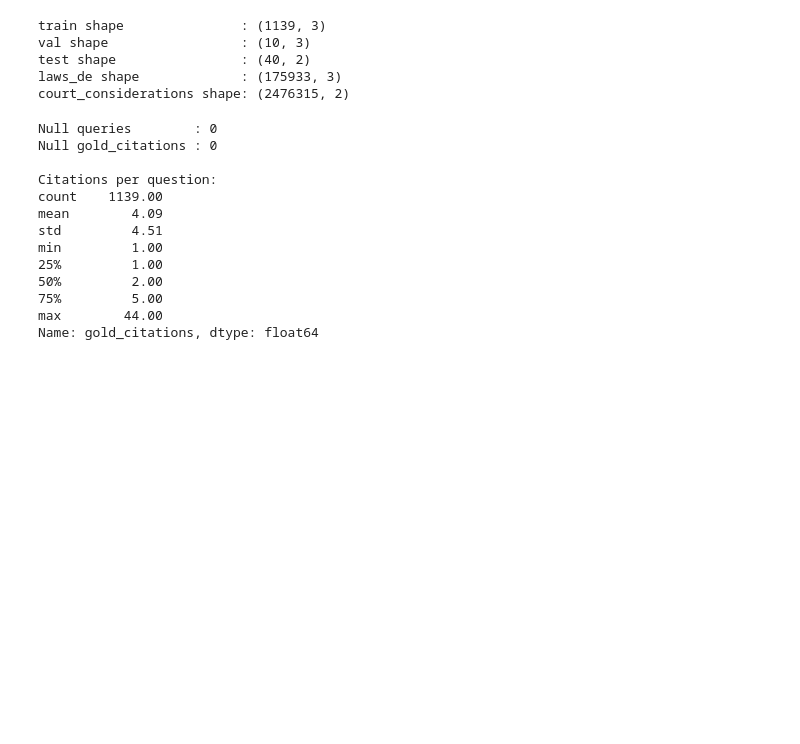
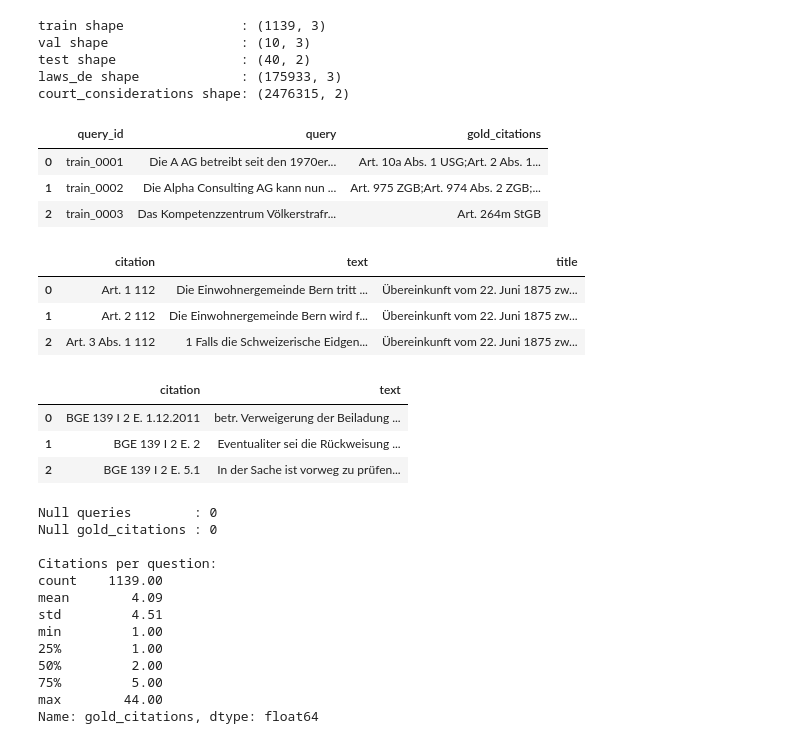
Before and after one commit to Ericazz27/Python, a Jupyter notebook: llm-agentic-legal-information-retrieval-ez.ipynb, the cells around one changed output. Drawn from its saved outputs; the diff is of its cells as text; code cells hidden in the pictures; blank space fills up the shorter version.

```diff
--- a/llm-agentic-legal-information-retrieval-ez.ipynb
+++ b/llm-agentic-legal-information-retrieval-ez.ipynb
@@ -74,6 +83,27 @@ val shape                 : (10, 3)
 test shape                : (40, 2)
 laws_de shape             : (175933, 3)
 court_considerations shape: (2476315, 2)
+# %%
+train_df.head(3)
+# %% [output]
+|  | query_id | query | gold_citations |
+| 0 | train_0001 | Die A AG betreibt seit den 1970er... | Art. 10a Abs. 1 USG;Art. 2 Abs. 1... |
+| 1 | train_0002 | Die Alpha Consulting AG kann nun ... | Art. 975 ZGB;Art. 974 Abs. 2 ZGB;... |
+| 2 | train_0003 | Das Kompetenzzentrum Völkerstrafr... | Art. 264m StGB |
+# %%
+laws_df.head(3)
+# %% [output]
+|  | citation | text | title |
+| 0 | Art. 1 112 | Die Einwohnergemeinde Bern tritt ... | Übereinkunft vom 22. Juni 1875 zw... |
+| 1 | Art. 2 112 | Die Einwohnergemeinde Bern wird f... | Übereinkunft vom 22. Juni 1875 zw... |
+| 2 | Art. 3 Abs. 1 112 | 1 Falls die Schweizerische Eidgen... | Übereinkunft vom 22. Juni 1875 zw... |
+# %%
+court_df.head(3)
+# %% [output]
+|  | citation | text |
+| 0 | BGE 139 I 2 E. 1.12.2011 | betr. Verweigerung der Beiladung ... |
+| 1 | BGE 139 I 2 E. 2 | Eventualiter sei die Rückweisung ... |
+| 2 | BGE 139 I 2 E. 5.1 | In der Sache ist vorweg zu prüfen... |
 # %%
 def parse_gold_citations(raw) -> List[str]:
     """Parse semicolon-separated gold citation string into a list."""
```
Also changed, not shown: parts of 12 cells of this notebook.
